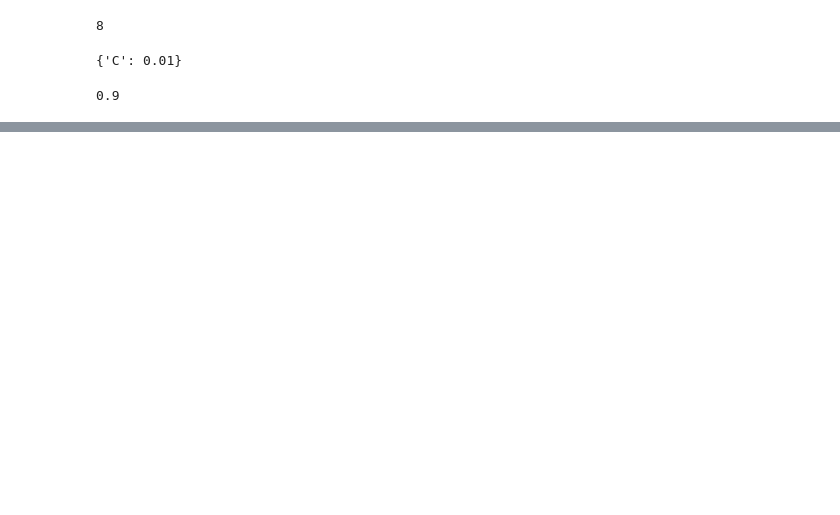
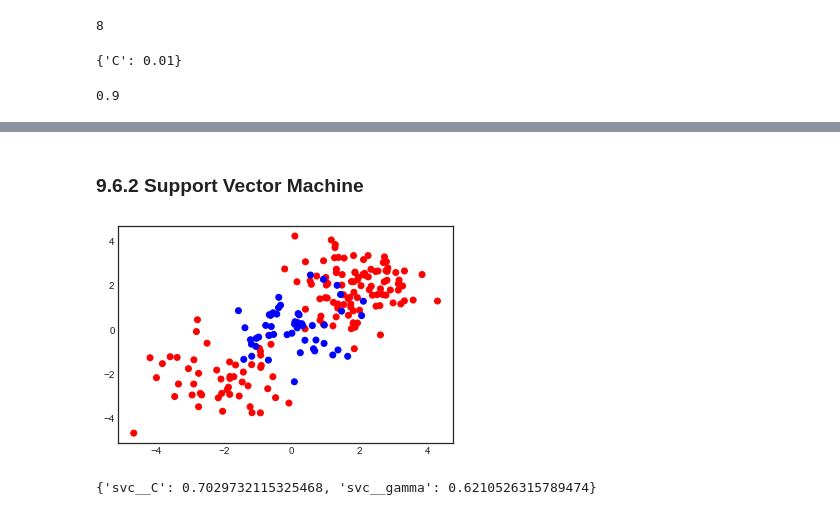
Before and after one commit to pedvide/ISLR_Python, a Jupyter notebook: Chapter9_Support_Vector_Machines.ipynb, the cells around one changed output, grey strips where cells are left out. Drawn from its saved outputs; the diff is of its cells as text; code cells hidden in the pictures; blank space fills up the shorter version.

```diff
--- a/Chapter9_Support_Vector_Machines.ipynb
+++ b/Chapter9_Support_Vector_Machines.ipynb
@@ -239,0 +221,11 @@ Number of support vectors:  11
+# %% [markdown]
+### 9.6.2 Support Vector Machine
+# %%
+# generate random data, non linearly separable
+X = np.random.normal(size=(200,2))
+X[:100] += 2
+X[100:150] -= 2
+y = np.concatenate([1*np.ones((150,)), np.zeros((50,))])
+plt.scatter(X[:, 0], X[:, 1], c=['r' if val==1 else 'b' for val in y]);
+# %% [output]
+[figure, added]
@@ -239,0 +234,10 @@ Number of support vectors:  11
+# %%
+p_grid = {'svc__C': np.logspace(-3, 0.1, 50),
+          'svc__gamma': np.linspace(0.1, 10, 20)}
+
+svm = make_pipeline(StandardScaler(), SVC(kernel='rbf'))
+grid_search = GridSearchCV(estimator=svm, param_grid=p_grid, cv=10, scoring='roc_auc', n_jobs=-1)
+grid_search.fit(X_train, y_train)
+grid_search.best_params_
+# %% [output]
+{'svc__C': 0.7029732115325468, 'svc__gamma': 0.6210526315789474}
```
Also changed, not shown: parts of 6 cells of this notebook.
